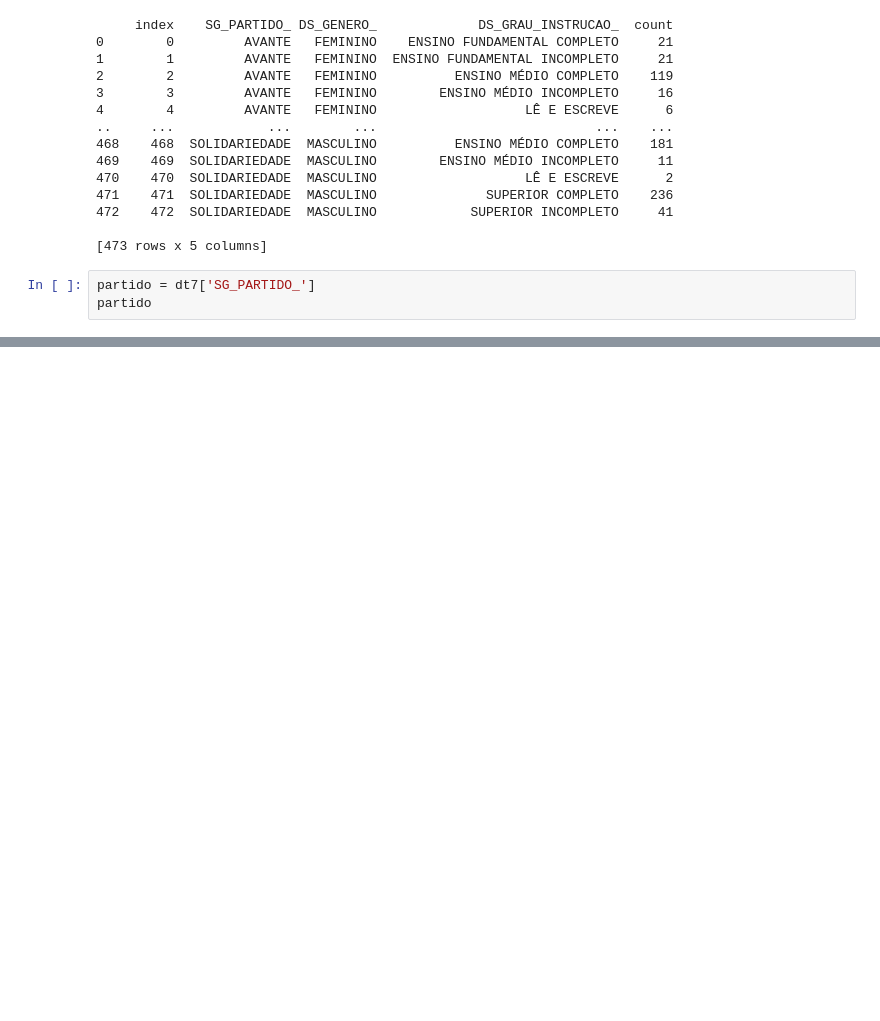
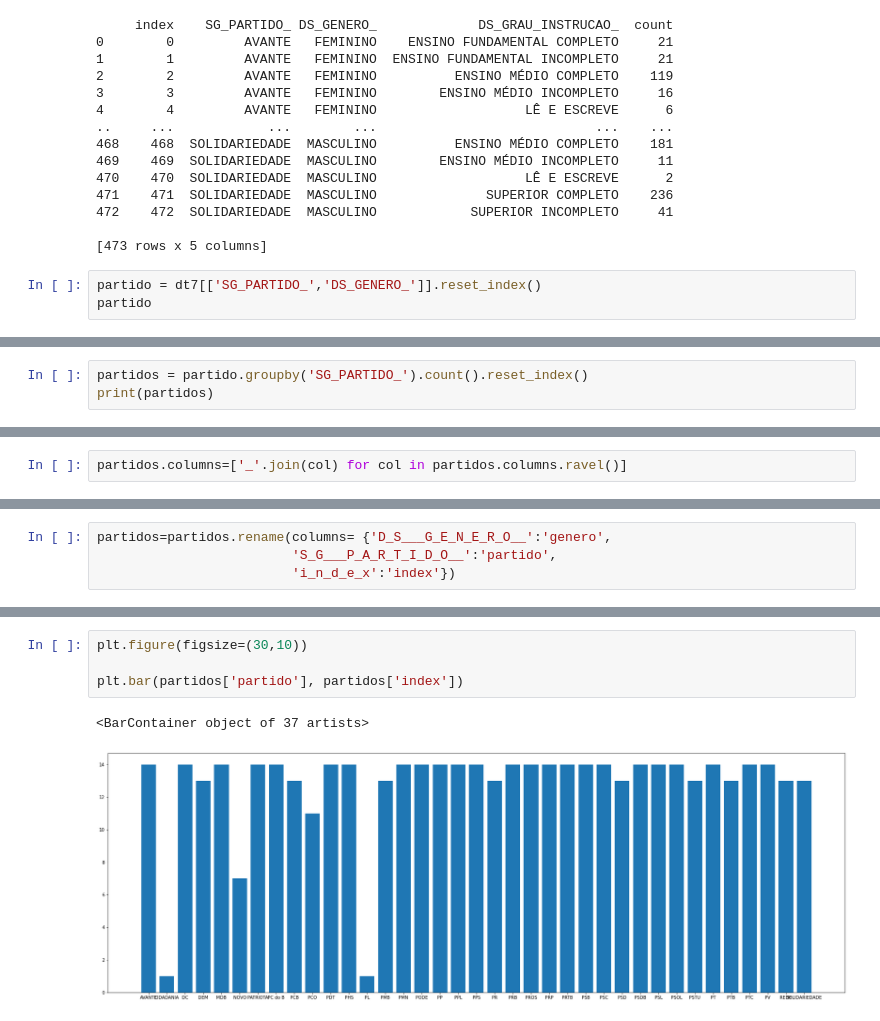
Before and after one commit to flaakira/Project--exercises, a Jupyter notebook: python/Brazil_elections_2018.ipynb, the cells around one changed output, grey strips where cells are left out. Drawn from its saved outputs; the diff is of its cells as text; blank space fills up the shorter version.

```diff
--- a/python/Brazil_elections_2018.ipynb
+++ b/python/Brazil_elections_2018.ipynb
@@ -650,6 +639,6 @@ print(dt7)
 
 [473 rows x 5 columns]
 # %%
-partido = dt7['SG_PARTIDO_']
+partido = dt7[['SG_PARTIDO_','DS_GENERO_']].reset_index()
 partido
 # %% [output]
@@ -674,0 +658,3 @@ plt.bar(x,y)
+# %%
+partidos = partido.groupby('SG_PARTIDO_').count().reset_index()
+print(partidos)
@@ -674,0 +679,2 @@ plt.bar(x,y)
+# %%
+partidos.columns=['_'.join(col) for col in partidos.columns.ravel()]
@@ -674,0 +685,4 @@ plt.bar(x,y)
+# %%
+partidos=partidos.rename(columns= {'D_S___G_E_N_E_R_O__':'genero',
+                         'S_G___P_A_R_T_I_D_O__':'partido',
+                         'i_n_d_e_x':'index'})
@@ -674,0 +698,7 @@ plt.bar(x,y)
+# %%
+plt.figure(figsize=(30,10))
+
+plt.bar(partidos['partido'], partidos['index'])
+# %% [output]
+<BarContainer object of 37 artists>
+[figure, added]
```
Also changed, not shown: parts of 9 cells of this notebook.
